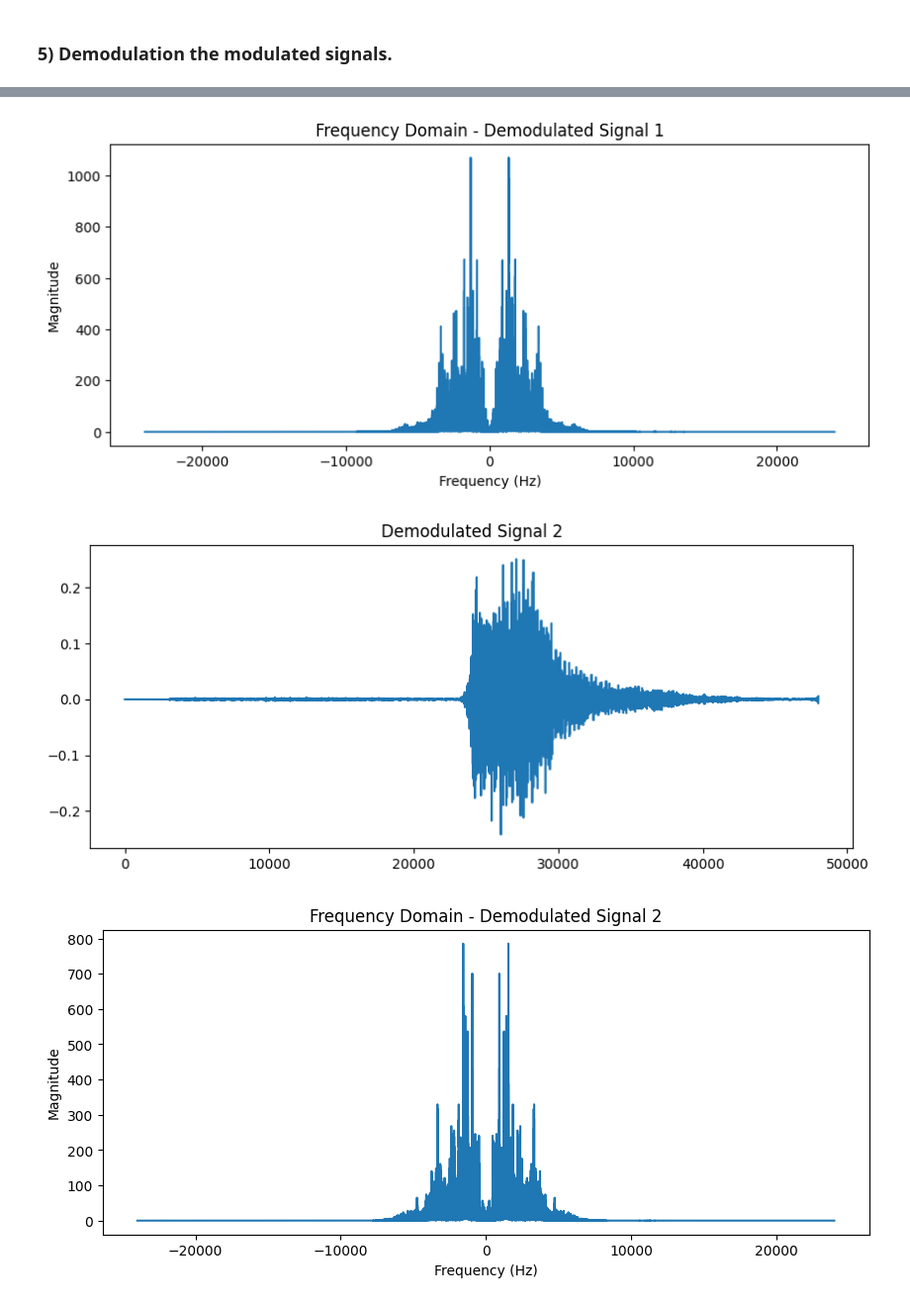
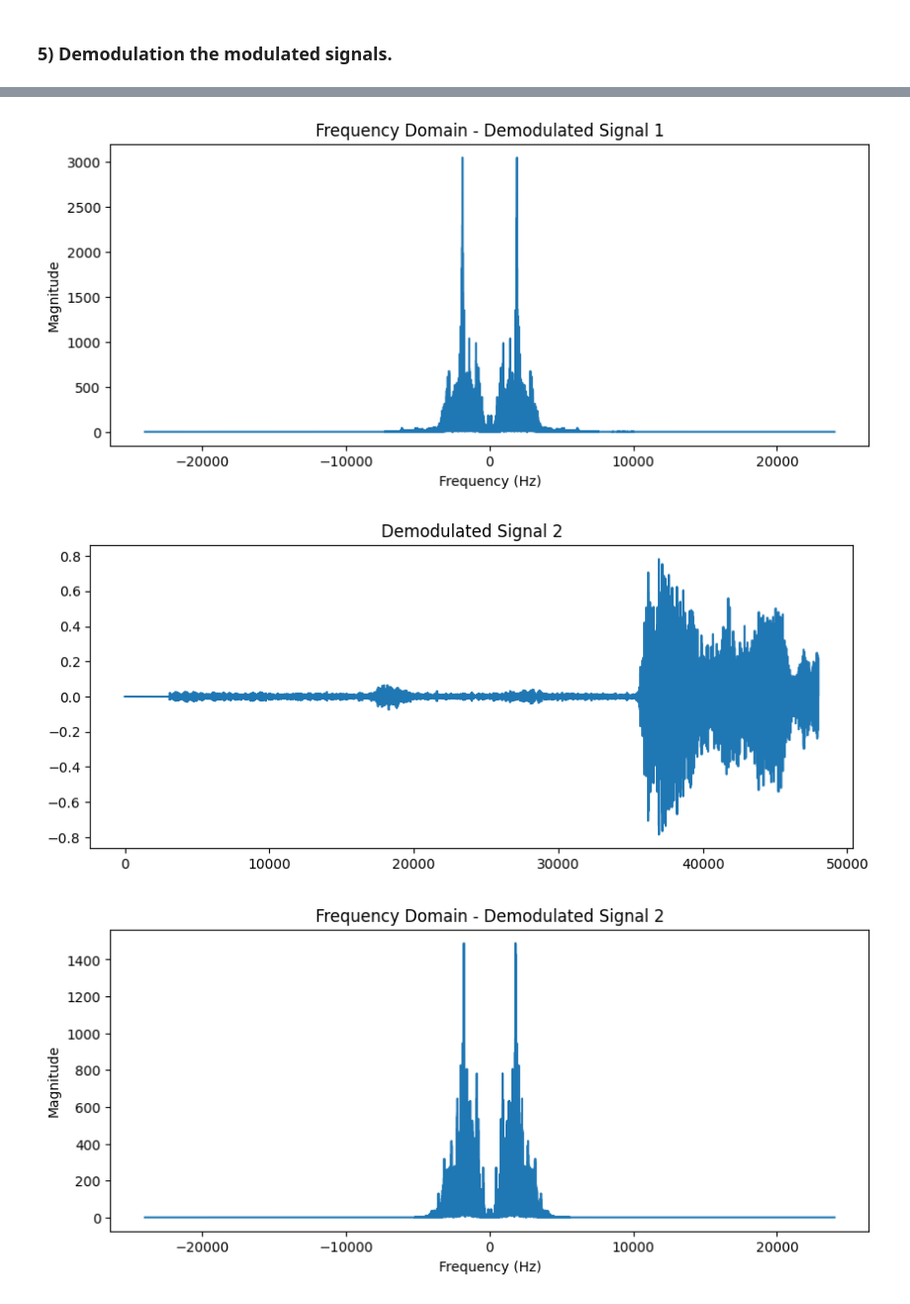
Before and after one commit to ali-bahr/FDM-SSB-Modulation, a Jupyter notebook: FDM_modulation.ipynb, the cells around one changed output, grey strips where cells are left out. Shown: that part at 99% size. Saved outputs shown, nothing was run; the diff lists cells and outputs as text; code cells hidden in the pictures.

```diff
--- a/FDM_modulation.ipynb
+++ b/FDM_modulation.ipynb
@@ -102,7 +97,7 @@ def filter_audio_file(input_file, cutoff):
     return result, audio
 # %%
 # Define cutoff frequencies to test
-cutoff_frequencies = [4000, 5000, 6000]  # Hz
+cutoff_frequencies = [3000, 4000, 5000]  # Hz
 
 input_file = 'input1.wav'
 
@@ -137,8 +132,8 @@ Filtered audio saved as filtered_6000_input1.wav
 # %%
 filtered_audios = []
 
-bandwidth = 3000
-cutoff = 2 * bandwidth
+bandwidth = 2000
+cutoff = 4000
 
 for input_file in ['input1.wav', 'input2.wav', 'input3.wav']:
     result, audio = filter_audio_file(input_file, cutoff)
@@ -166,10 +161,11 @@ def bandpass_filter(data, lowcut, highcut, fs, order=5):
 
 final_signal = np.zeros(duration * Fs)
 
+cenetral_freq = [5000 , 10200 , 15500]
 
 for index, filtered_audio in enumerate(filtered_audios):
     # initialize the carrier
-    Fc = (2 + 0.5 * (index + 1)) * bandwidth
+    Fc = cenetral_freq[index]
     Wc = 2 * np.pi * Fc
     carrier = np.cos(Wc * t)
 
@@ -246,13 +238,14 @@ def ssb_demodulator(modulated_signal, carrier_freq, fs, cutoff):
     t = np.arange(len(modulated_signal)) / fs
     demodulated_signal = modulated_signal * np.cos(2 * np.pi * carrier_freq * t)
 
+    demodulated_signal = 4 * demodulated_signal
     b, a = signal.butter(4, cutoff / (fs / 2), btype='low')  # Low-pass filter to recover baseband
     return signal.filtfilt(b, a, demodulated_signal)
 # %%
 
 demodulated_signals = []
 for index, mod_signal in enumerate(modulated_signals):
-    Fc = (2 + 0.5 * (index + 1)) * bandwidth
+    Fc = cenetral_freq[index]
     demodulated_signal = ssb_demodulator(mod_signal, Fc, Fs, cutoff) * 3
     demodulated_signals.append(demodulated_signal)
     write(f"demodulated_input{index+1}.wav", Fs, (demodulated_signal * 32767).astype(np.int16))
@@ -273,3 +266,3 @@ for index, mod_signal in enumerate(modulated_signals):
-[figure, old version]
+[figure, new version]
-[figure, old version]
+[figure, new version]
-[figure, old version]
+[figure, new version]
```
Also changed, not shown: parts of 4 cells of this notebook, 10 other files.
